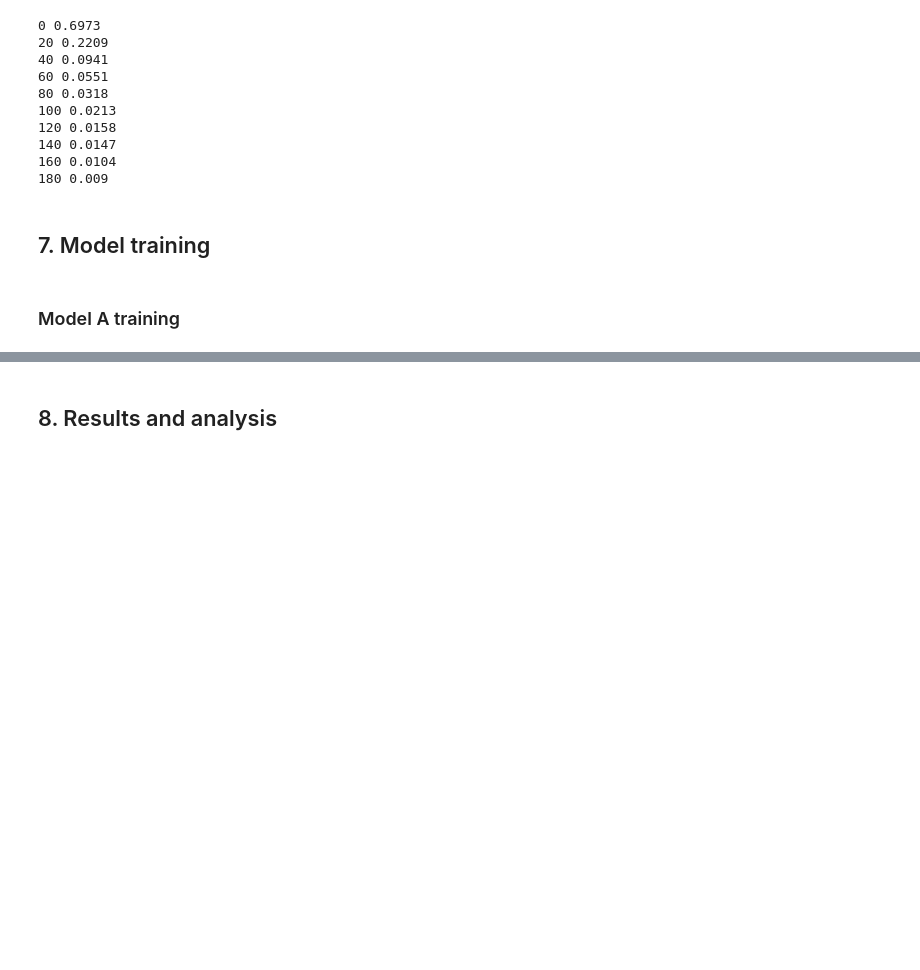
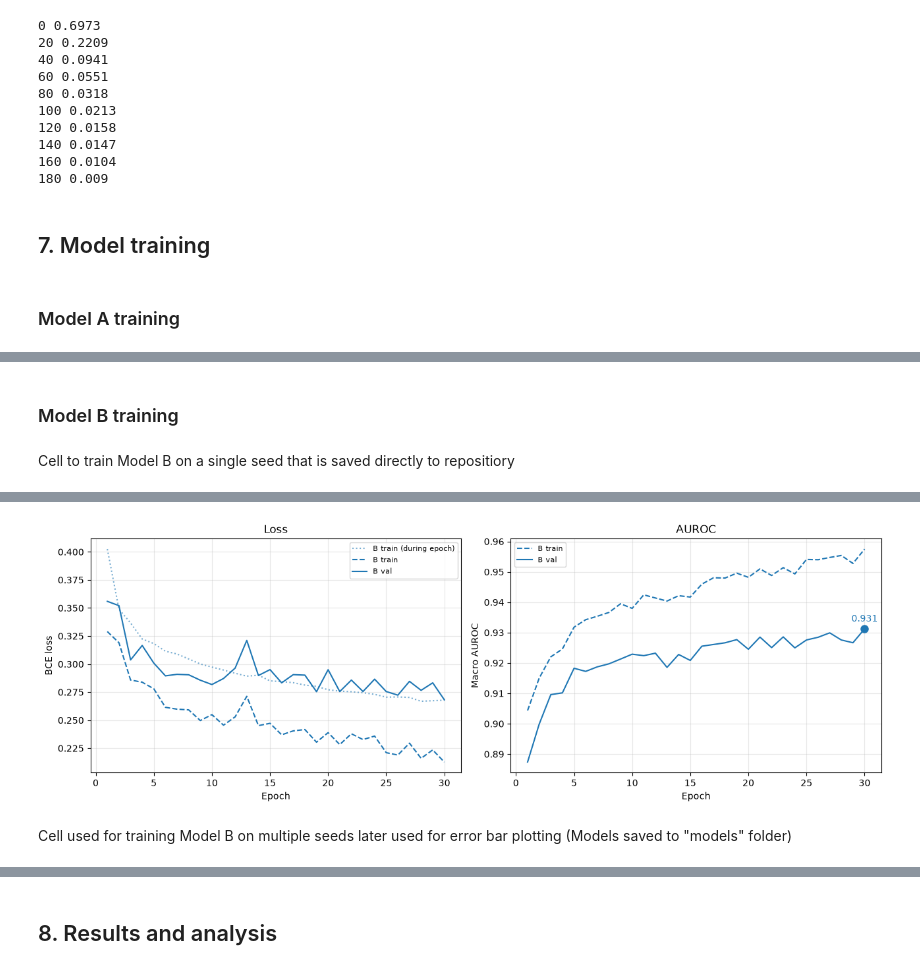
Before and after one commit to theojohnhenry/DML-project, a Jupyter notebook: ProjectNotebook.ipynb, the cells around one changed output, grey strips where cells are left out. Drawn from its saved outputs; the diff is of its cells as text; code cells hidden in the pictures; blank space fills up the shorter version.

```diff
--- a/ProjectNotebook.ipynb
+++ b/ProjectNotebook.ipynb
@@ -510,0 +613,11 @@ Analysis time
+# %% [markdown]
+### Model B training
+# %% [markdown]
+Cell to train Model B on a single seed that is saved directly to repositiory
+# %%
+torch.manual_seed(0)
+model_B, hist_B = train_model(ECGNet(), train_loader, val_loader, train_eval_loader,
+                              epochs=30, augment=random_lead_dropout,
+                              ckpt_path="modelB_seed0.pt")
+fig = plot_history({"B": hist_B})
+# %% [output]
@@ -510,0 +641,3 @@ Analysis time
+[figure, added]
+# %% [markdown]
+Cell used for training Model B on multiple seeds later used for error bar plotting (Models saved to "models" folder)
```
Also changed, not shown: parts of 18 cells of this notebook, 26 other files.
